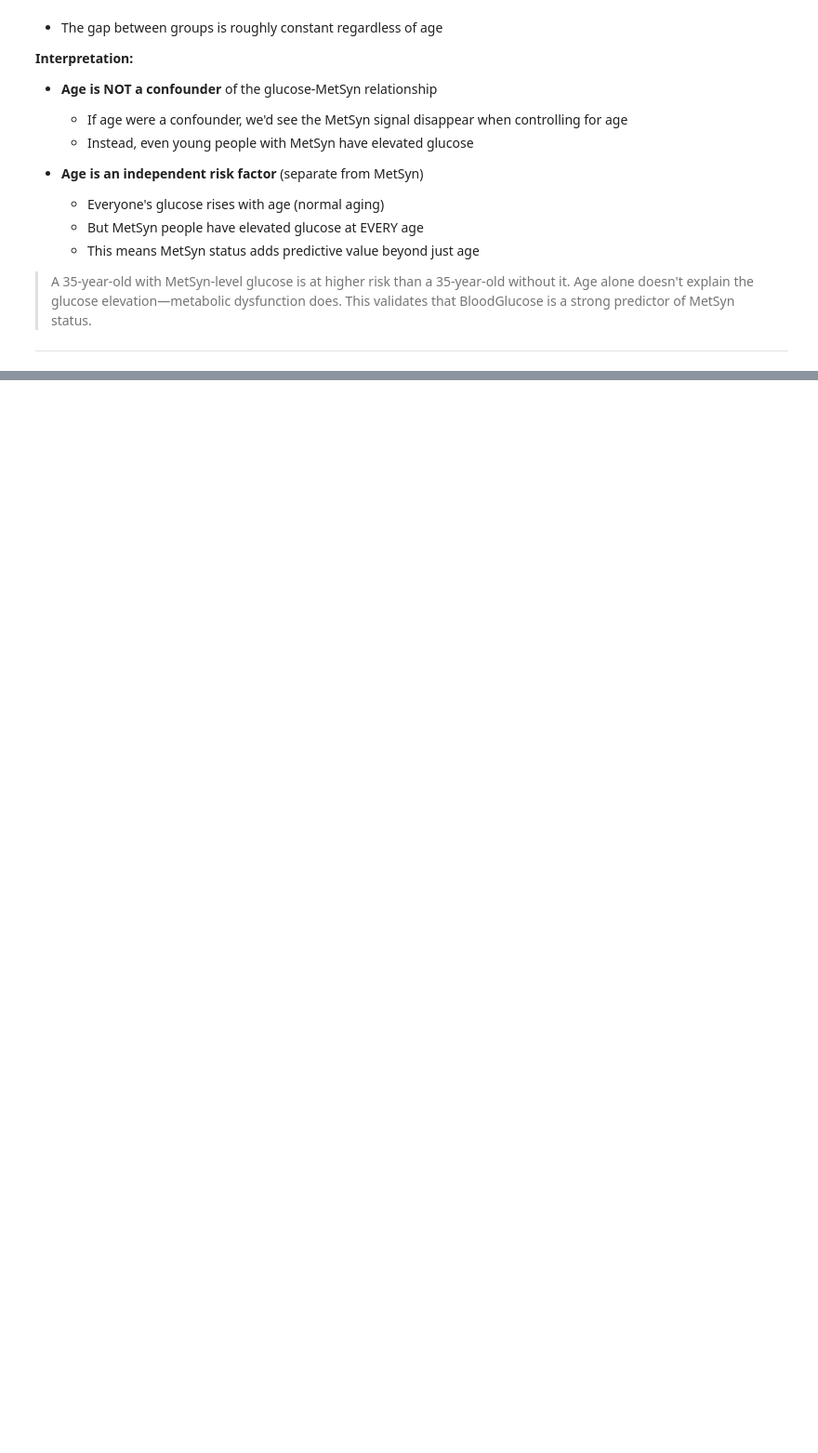
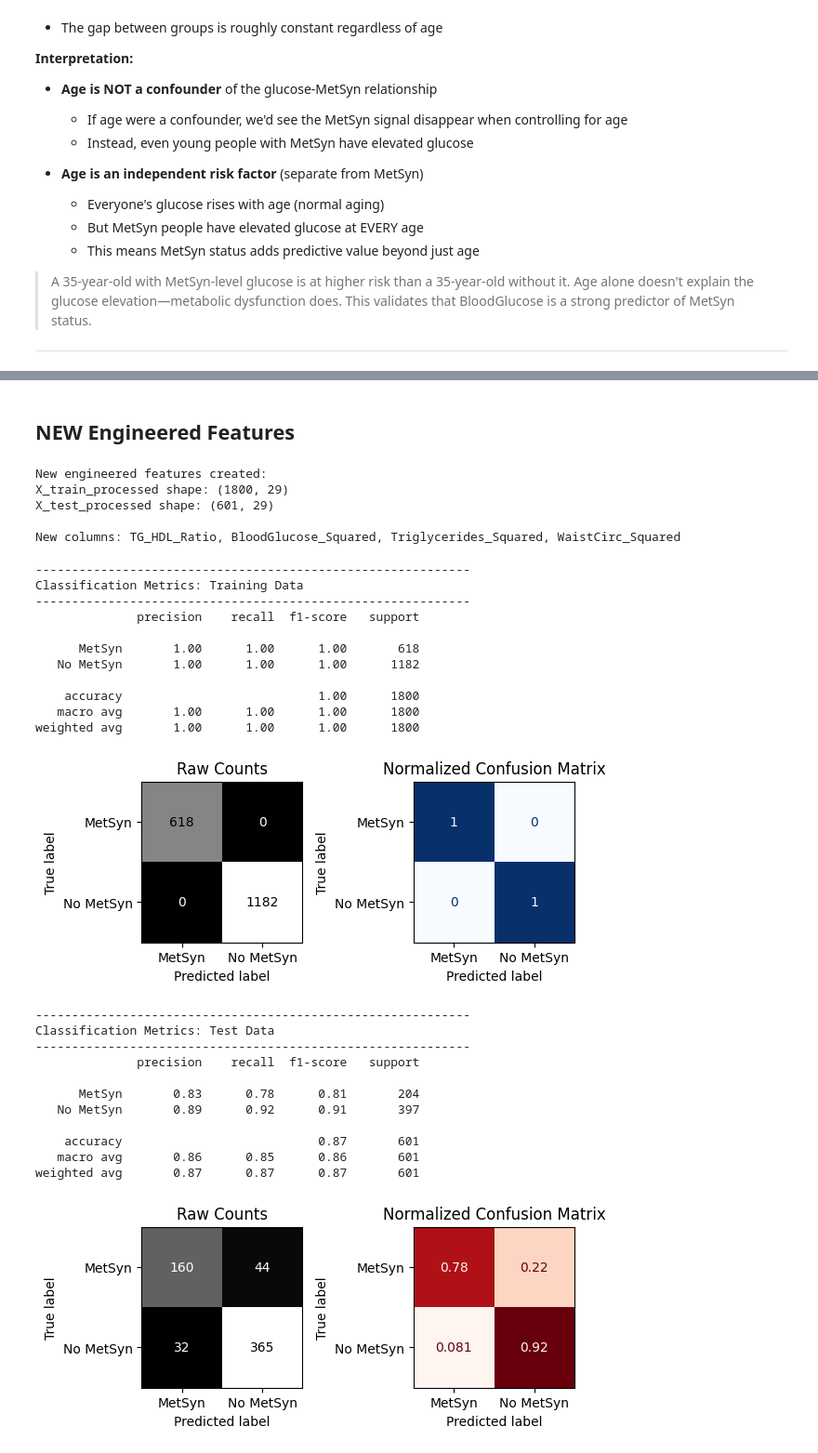
Before and after one commit to MaysNassar/-Metabolic-Syndrome-Prediction, a Jupyter notebook: Metabolic_Syndrome_Prediction.ipynb, the cells around one changed output, grey strips where cells are left out. Shown at 93% size. Saved outputs shown, nothing was run; the diff lists cells and outputs as text; code cells hidden in the pictures; blank space fills up the shorter version.

```diff
--- a/Metabolic_Syndrome_Prediction.ipynb
+++ b/Metabolic_Syndrome_Prediction.ipynb
@@ -1378,0 +1646,58 @@ This validates that BloodGlucose is a strong predictor of MetSyn status.
+# %% [markdown]
+## NEW Engineered Features
+# %%
+# Create Triglyceride-to-HDL Ratio(clinically validated for MetSyn)
+X_train_processed['TG_HDL_Ratio'] = X_train_processed['Triglycerides'] / (X_train_processed['HDL'] + 1) # +1 is a small adjustment to avoid errors
+X_test_processed['TG_HDL_Ratio'] = X_test_processed['Triglycerides'] / (X_test_processed['HDL'] + 1)
+# %%
+# Create Polynomial Features (Squared terms)(non-linear relationships)
+X_train_processed['BloodGlucose_Squared'] = X_train_processed['BloodGlucose'] ** 2
+X_test_processed['BloodGlucose_Squared'] = X_test_processed['BloodGlucose'] ** 2
+
+X_train_processed['Triglycerides_Squared'] = X_train_processed['Triglycerides'] ** 2
+X_test_processed['Triglycerides_Squared'] = X_test_processed['Triglycerides'] ** 2
+
+X_train_processed['WaistCirc_Squared'] = X_train_processed['WaistCirc'] ** 2
+X_test_processed['WaistCirc_Squared'] = X_test_processed['WaistCirc'] ** 2
+
+print("New engineered features created:")
+print(f"X_train_processed shape: {X_train_processed.shape}")
+print(f"X_test_processed shape: {X_test_processed.shape}")
+print(f"\nNew columns: TG_HDL_Ratio, BloodGlucose_Squared, Triglycerides_Squared, WaistCirc_Squared")
+# %% [output]
+New engineered features created:
+X_train_processed shape: (1800, 29)
+X_test_processed shape: (601, 29)
+
+New columns: TG_HDL_Ratio, BloodGlucose_Squared, Triglycerides_Squared, WaistCirc_Squared
+# %%
+
+rf_engineered_v2 = RandomForestClassifier(n_estimators=100, random_state=42, class_weight='balanced')
+rf_engineered_v2.fit(X_train_processed, y_train)
+y_pred_engineered_v2 = rf_engineered_v2.predict(X_test_processed)
+evaluate_classification(rf_engineered_v2, X_train_processed, y_train, X_test_processed, y_test)
+# %% [output]
+------------------------------------------------------------
+Classification Metrics: Training Data
+------------------------------------------------------------
+              precision    recall  f1-score   support
+
+      MetSyn       1.00      1.00      1.00       618
+   No MetSyn       1.00      1.00      1.00      1182
+
+    accuracy                           1.00      1800
+   macro avg       1.00      1.00      1.00      1800
+weighted avg       1.00      1.00      1.00      1800
+[figure, added]
+------------------------------------------------------------
+Classification Metrics: Test Data
+------------------------------------------------------------
+              precision    recall  f1-score   support
+
+      MetSyn       0.83      0.78      0.81       204
+   No MetSyn       0.89      0.92      0.91       397
+
+    accuracy                           0.87       601
+   macro avg       0.86      0.85      0.86       601
+weighted avg       0.87      0.87      0.87       601
+[figure, added]
```
Also changed, not shown: parts of 37 cells of this notebook.
